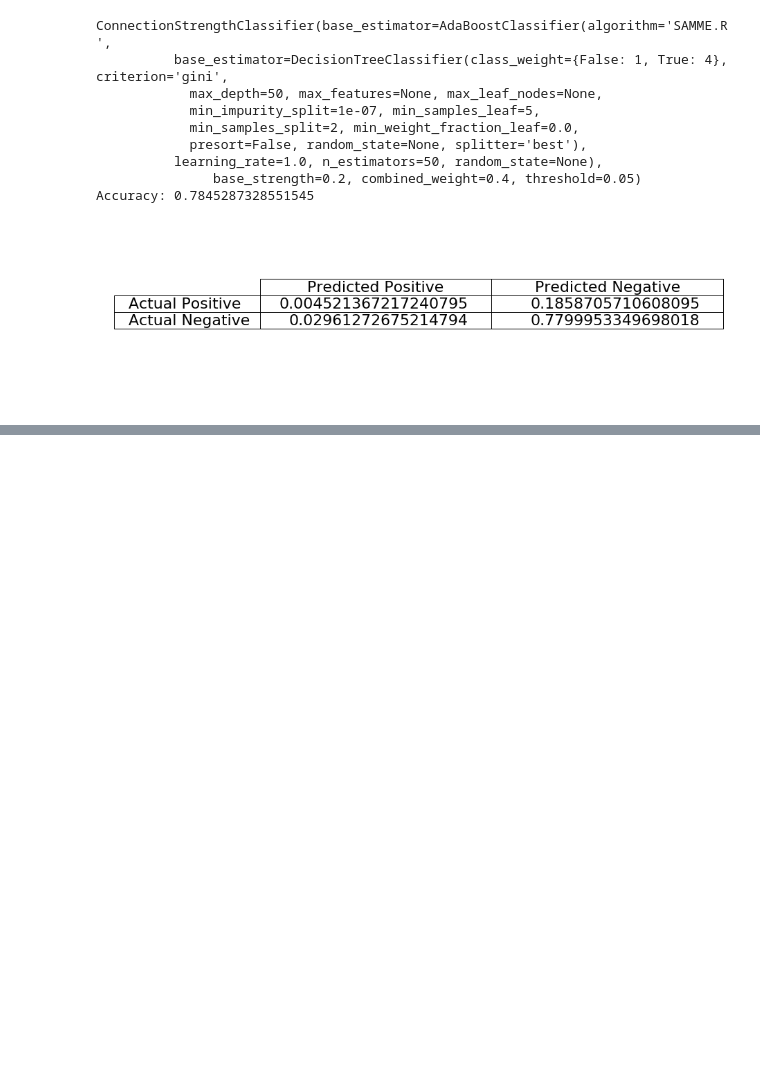
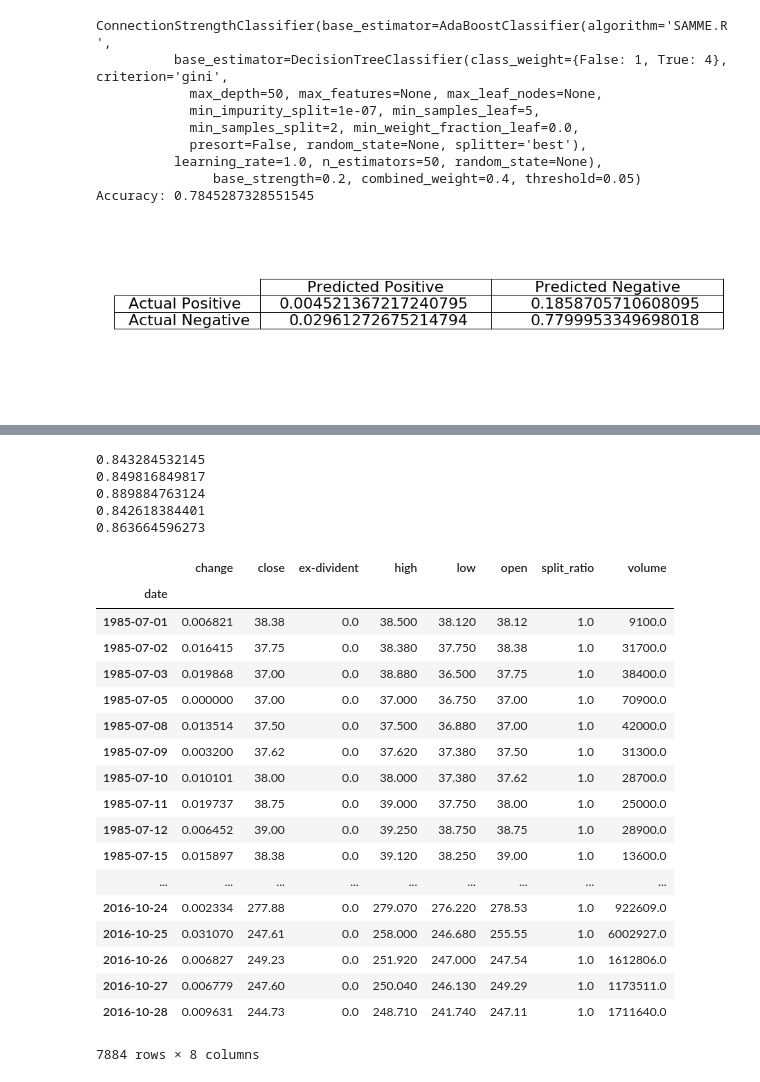
Before and after one commit to eytans/Stockifier, a Jupyter notebook: Decision Tree.ipynb, the cells around one changed output, grey strips where cells are left out. Drawn from its saved outputs; the diff is of its cells as text; code cells hidden in the pictures; blank space fills up the shorter version.

```diff
--- a/Decision Tree.ipynb
+++ b/Decision Tree.ipynb
@@ -813,0 +861,36 @@ Accuracy: 0.627163069204787
+# %%
+# overfitting
+from sklearn.metrics import accuracy_score
+model = sklearn.tree.DecisionTreeClassifier(criterion=criterion, max_depth=max_depth, min_samples_leaf=minimum_samples_leaf)
+final_model = ConnectionStrengthClassifier(base_estimator=model, threshold=0.1, base_strength=0.6, combined_weight=0.2)
+for (d,c),s,cols in zip(tree_stocks, strengths, connections_cols):
+    final_model.fit(d,c, cols, s)
+    print(accuracy_score(c, final_model.predict(d)))
+# %% [output]
+0.843284532145
+0.849816849817
+0.889884763124
+0.842618384401
+0.863664596273
+# %%
+ld.get_stock_data('SHW')
+# %% [output]
+|  | change | close | ex-divident | high | low | open | split_ratio | volume |
+| date |  |  |  |  |  |  |  |  |
+| 1985-07-01 | 0.006821 | 38.38 | 0.0 | 38.500 | 38.120 | 38.12 | 1.0 | 9100.0 |
+| 1985-07-02 | 0.016415 | 37.75 | 0.0 | 38.380 | 37.750 | 38.38 | 1.0 | 31700.0 |
+| 1985-07-03 | 0.019868 | 37.00 | 0.0 | 38.880 | 36.500 | 37.75 | 1.0 | 38400.0 |
+| 1985-07-05 | 0.000000 | 37.00 | 0.0 | 37.000 | 36.750 | 37.00 | 1.0 | 70900.0 |
+| 1985-07-08 | 0.013514 | 37.50 | 0.0 | 37.500 | 36.880 | 37.00 | 1.0 | 42000.0 |
+| 1985-07-09 | 0.003200 | 37.62 | 0.0 | 37.620 | 37.380 | 37.50 | 1.0 | 31300.0 |
+| 1985-07-10 | 0.010101 | 38.00 | 0.0 | 38.000 | 37.380 | 37.62 | 1.0 | 28700.0 |
+| 1985-07-11 | 0.019737 | 38.75 | 0.0 | 39.000 | 37.750 | 38.00 | 1.0 | 25000.0 |
+| 1985-07-12 | 0.006452 | 39.00 | 0.0 | 39.250 | 38.750 | 38.75 | 1.0 | 28900.0 |
+| 1985-07-15 | 0.015897 | 38.38 | 0.0 | 39.120 | 38.250 | 39.00 | 1.0 | 13600.0 |
+| ... | ... | ... | ... | ... | ... | ... | ... | ... |
+| 2016-10-24 | 0.002334 | 277.88 | 0.0 | 279.070 | 276.220 | 278.53 | 1.0 | 922609.0 |
+| 2016-10-25 | 0.031070 | 247.61 | 0.0 | 258.000 | 246.680 | 255.55 | 1.0 | 6002927.0 |
+| 2016-10-26 | 0.006827 | 249.23 | 0.0 | 251.920 | 247.000 | 247.54 | 1.0 | 1612806.0 |
+| 2016-10-27 | 0.006779 | 247.60 | 0.0 | 250.040 | 246.130 | 249.29 | 1.0 | 1173511.0 |
+| 2016-10-28 | 0.009631 | 244.73 | 0.0 | 248.710 | 241.740 | 247.11 | 1.0 | 1711640.0 |
+7884 rows × 8 columns
```
Also changed, not shown: parts of 2 cells of this notebook, 3 other files.
